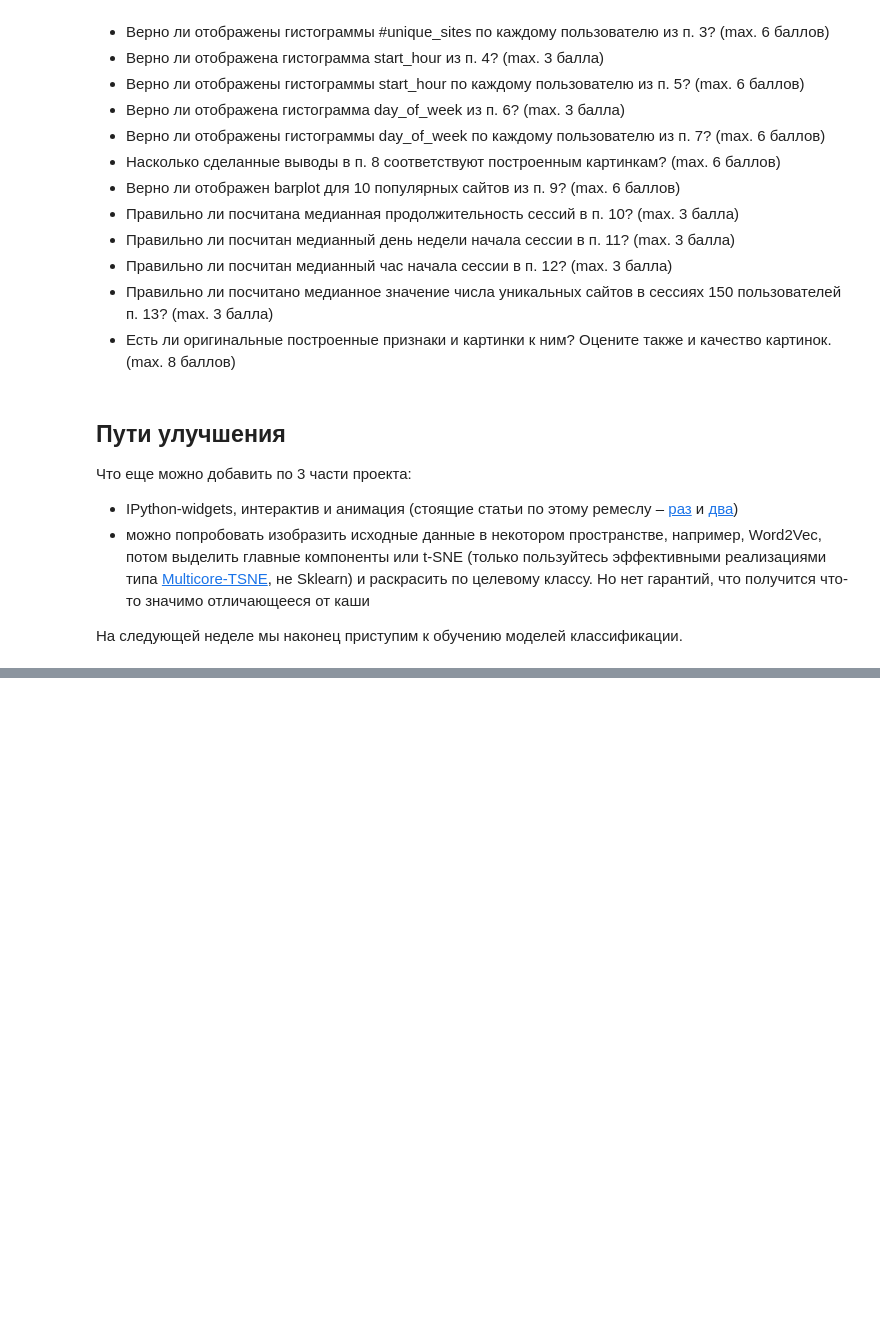
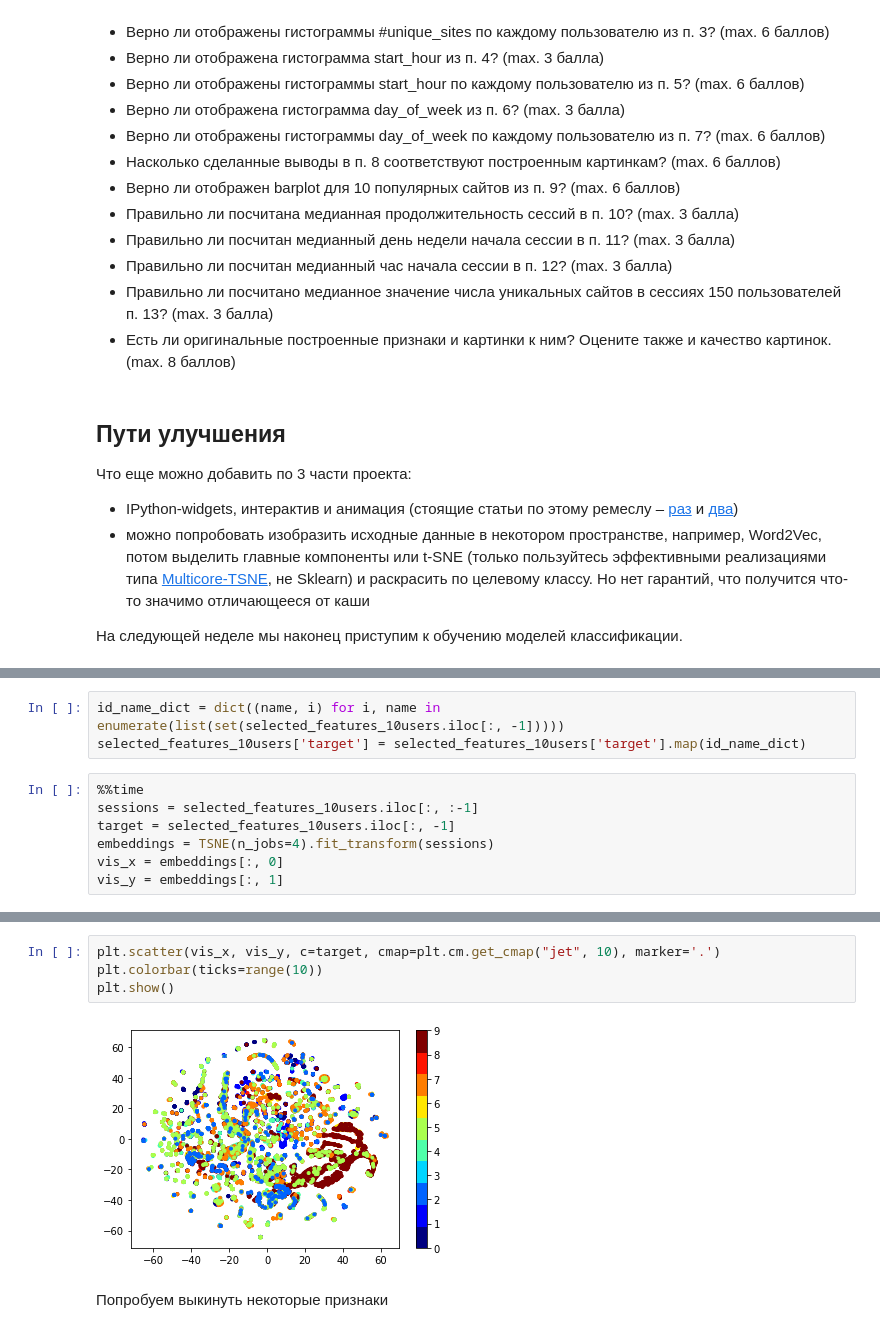
Before and after one commit to n-surkov/coursera_ml, a Jupyter notebook: solution/week3_visual_analysis_and_fe.ipynb, the cells around one changed output, grey strips where cells are left out. Saved outputs shown, nothing was run; the diff lists cells and outputs as text; blank space fills up the shorter version.

```diff
--- a/solution/week3_visual_analysis_and_fe.ipynb
+++ b/solution/week3_visual_analysis_and_fe.ipynb
@@ -586,0 +702,10 @@ with open(os.path.join(PATH_TO_DATA,
+# %%
+id_name_dict = dict((name, i) for i, name in enumerate(list(set(selected_features_10users.iloc[:, -1]))))
+selected_features_10users['target'] = selected_features_10users['target'].map(id_name_dict)
+# %%
+%%time
+sessions = selected_features_10users.iloc[:, :-1]
+target = selected_features_10users.iloc[:, -1]
+embeddings = TSNE(n_jobs=4).fit_transform(sessions)
+vis_x = embeddings[:, 0]
+vis_y = embeddings[:, 1]
@@ -586,0 +714,8 @@ with open(os.path.join(PATH_TO_DATA,
+# %%
+plt.scatter(vis_x, vis_y, c=target, cmap=plt.cm.get_cmap("jet", 10), marker='.')
+plt.colorbar(ticks=range(10))
+plt.show()
+# %% [output]
+[figure, added]
+# %% [markdown]
+Попробуем выкинуть некоторые признаки
```
Also changed, not shown: parts of 9 cells of this notebook.
